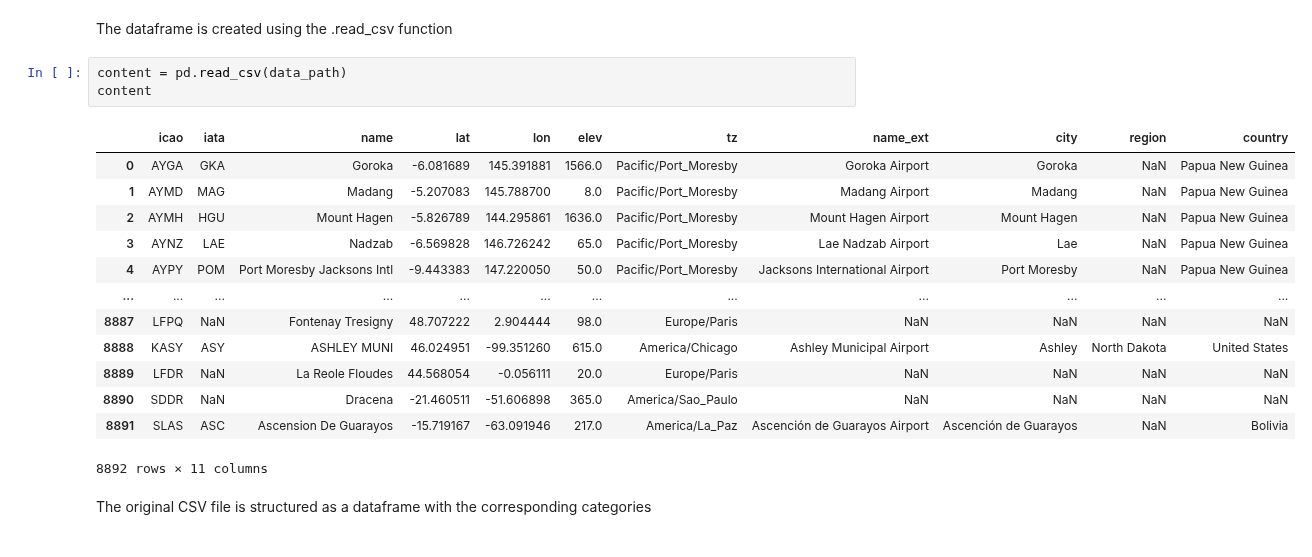
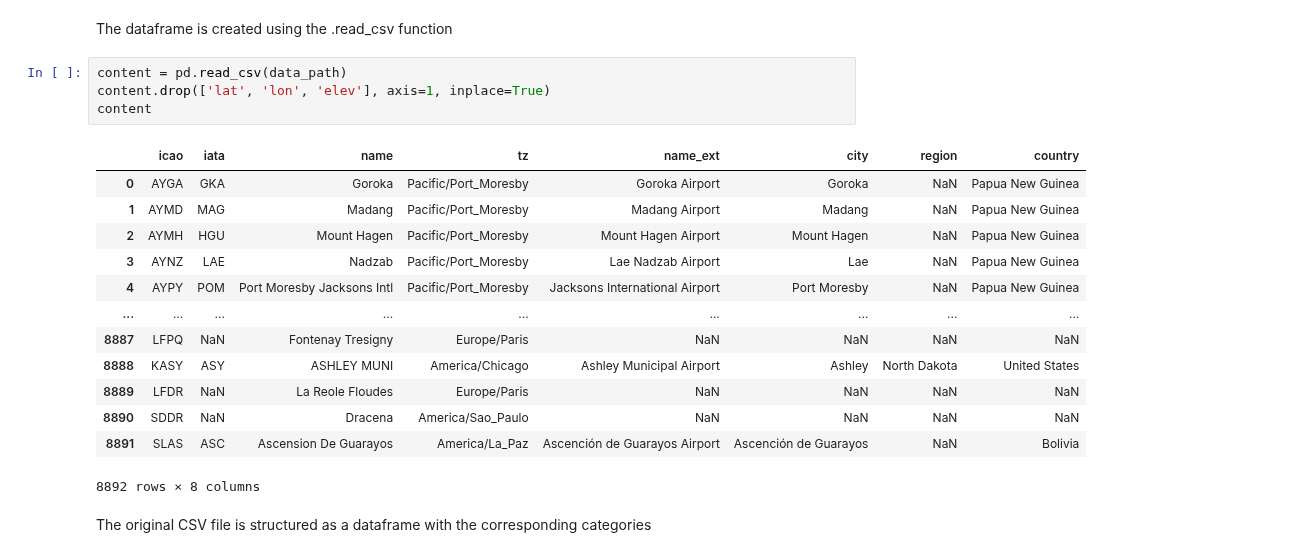
Before and after one commit to Datavizcowboy/PythonDatavizToolbox, a Jupyter notebook: Notebooks/01-Data_Structures/04-Pandas_Text_Filtering_Cleaning.ipynb, the cells around one changed output. Saved outputs shown, nothing was run; the diff lists cells and outputs as text.

```diff
--- a/Notebooks/01-Data_Structures/04-Pandas_Text_Filtering_Cleaning.ipynb
+++ b/Notebooks/01-Data_Structures/04-Pandas_Text_Filtering_Cleaning.ipynb
@@ -15,21 +15,22 @@ data_path = '../../DATA/airports.csv'
 The dataframe is created using the .read_csv function
 # %%
 content = pd.read_csv(data_path)
+content.drop(['lat', 'lon', 'elev'], axis=1, inplace=True)
 content
 # %% [output]
-|  | icao | iata | name | lat | lon | elev | tz | name_ext | city | region | country |
-| 0 | AYGA | GKA | Goroka | -6.081689 | 145.391881 | 1566.0 | Pacific/Port_Moresby | Goroka Airport | Goroka | NaN | Papua New Guinea |
-| 1 | AYMD | MAG | Madang | -5.207083 | 145.788700 | 8.0 | Pacific/Port_Moresby | Madang Airport | Madang | NaN | Papua New Guinea |
-| 2 | AYMH | HGU | Mount Hagen | -5.826789 | 144.295861 | 1636.0 | Pacific/Port_Moresby | Mount Hagen Airport | Mount Hagen | NaN | Papua New Guinea |
-| 3 | AYNZ | LAE | Nadzab | -6.569828 | 146.726242 | 65.0 | Pacific/Port_Moresby | Lae Nadzab Airport | Lae | NaN | Papua New Guinea |
-| 4 | AYPY | POM | Port Moresby Jacksons Intl | -9.443383 | 147.220050 | 50.0 | Pacific/Port_Moresby | Jacksons International Airport | Port Moresby | NaN | Papua New Guinea |
-| ... | ... | ... | ... | ... | ... | ... | ... | ... | ... | ... | ... |
-| 8887 | LFPQ | NaN | Fontenay Tresigny | 48.707222 | 2.904444 | 98.0 | Europe/Paris | NaN | NaN | NaN | NaN |
-| 8888 | KASY | ASY | ASHLEY MUNI | 46.024951 | -99.351260 | 615.0 | America/Chicago | Ashley Municipal Airport | Ashley | North Dakota | United States |
-| 8889 | LFDR | NaN | La Reole Floudes | 44.568054 | -0.056111 | 20.0 | Europe/Paris | NaN | NaN | NaN | NaN |
-| 8890 | SDDR | NaN | Dracena | -21.460511 | -51.606898 | 365.0 | America/Sao_Paulo | NaN | NaN | NaN | NaN |
-| 8891 | SLAS | ASC | Ascension De Guarayos | -15.719167 | -63.091946 | 217.0 | America/La_Paz | Ascención de Guarayos Airport | Ascención de Guarayos | NaN | Bolivia |
+|  | icao | iata | name | tz | name_ext | city | region | country |
+| 0 | AYGA | GKA | Goroka | Pacific/Port_Moresby | Goroka Airport | Goroka | NaN | Papua New Guinea |
+| 1 | AYMD | MAG | Madang | Pacific/Port_Moresby | Madang Airport | Madang | NaN | Papua New Guinea |
+| 2 | AYMH | HGU | Mount Hagen | Pacific/Port_Moresby | Mount Hagen Airport | Mount Hagen | NaN | Papua New Guinea |
+| 3 | AYNZ | LAE | Nadzab | Pacific/Port_Moresby | Lae Nadzab Airport | Lae | NaN | Papua New Guinea |
+| 4 | AYPY | POM | Port Moresby Jacksons Intl | Pacific/Port_Moresby | Jacksons International Airport | Port Moresby | NaN | Papua New Guinea |
+| ... | ... | ... | ... | ... | ... | ... | ... | ... |
+| 8887 | LFPQ | NaN | Fontenay Tresigny | Europe/Paris | NaN | NaN | NaN | NaN |
+| 8888 | KASY | ASY | ASHLEY MUNI | America/Chicago | Ashley Municipal Airport | Ashley | North Dakota | United States |
+| 8889 | LFDR | NaN | La Reole Floudes | Europe/Paris | NaN | NaN | NaN | NaN |
+| 8890 | SDDR | NaN | Dracena | America/Sao_Paulo | NaN | NaN | NaN | NaN |
+| 8891 | SLAS | ASC | Ascension De Guarayos | America/La_Paz | Ascención de Guarayos Airport | Ascención de Guarayos | NaN | Bolivia |
-8892 rows × 11 columns
+8892 rows × 8 columns
 # %% [markdown]
 The original CSV file is structured as a dataframe with the corresponding categories
 # %%
```
Also changed, not shown: parts of 8 cells of this notebook.
